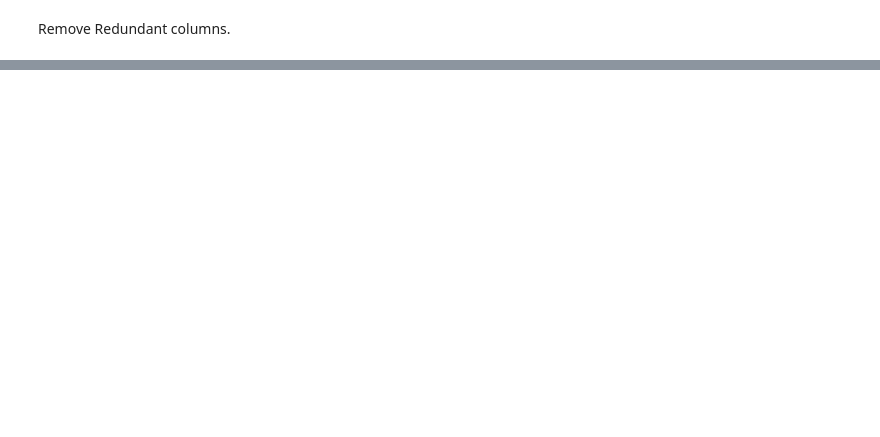
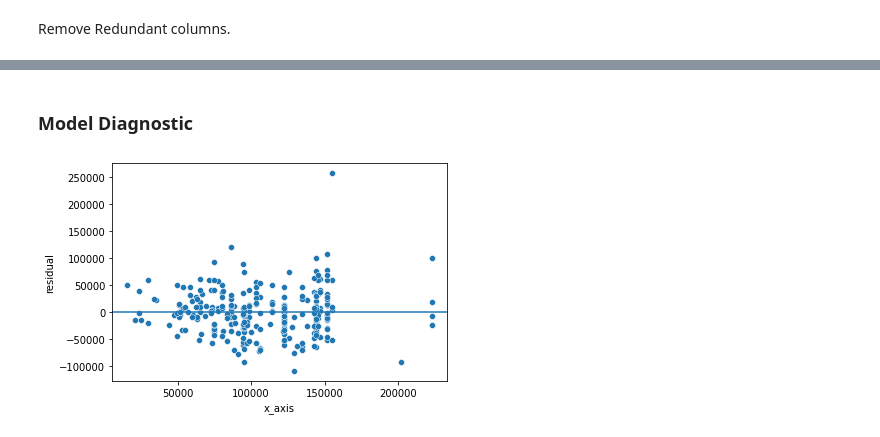
Before and after one commit to agneszhrn/Data-Science-Job-Analysis, a Jupyter notebook: Data_Science_Job_Salaries_Analysis_and_Predict.ipynb, the cells around one changed output, grey strips where cells are left out. Drawn from its saved outputs; the diff is of its cells as text; code cells hidden in the pictures; blank space fills up the shorter version.

```diff
--- a/Data_Science_Job_Salaries_Analysis_and_Predict.ipynb
+++ b/Data_Science_Job_Salaries_Analysis_and_Predict.ipynb
@@ -789,0 +685,4 @@ X_train,X_test,y_train,y_test = train_test_split(data_train,y_train,test_size =
+# %%
+newdf = df2.copy()
+newdf = pd.get_dummies(data=newdf, columns=['experience_level', 'employment_type', 'job_title', 'remote_ratio', 'company_size', 'same_working_country'])
+newdf
@@ -789,0 +705,9 @@ X_train,X_test,y_train,y_test = train_test_split(data_train,y_train,test_size =
+# %%
+# split train test
+from sklearn.model_selection import train_test_split
+
+feature = newdf.drop(columns='salary_in_usd')
+target = newdf[['salary_in_usd']]
+
+#80:20
+feature_train, feature_test, target_train, target_test = train_test_split(feature, target, test_size=0.20, random_state=42)
@@ -789,0 +803,12 @@ X_train,X_test,y_train,y_test = train_test_split(data_train,y_train,test_size =
+# %%
+from sklearn.linear_model import LinearRegression
+
+# define the model
+multi_reg = LinearRegression()
+
+# convert to numpy
+X_train = feature_train.to_numpy()
+y_train = target_train.to_numpy()
+
+# train the model
+multi_reg.fit(X_train, y_train)
@@ -789,0 +848,24 @@ X_train,X_test,y_train,y_test = train_test_split(data_train,y_train,test_size =
+# %% [markdown]
+### Model Diagnostic
+# %%
+# calculate residuals
+y_predict_train = multi_reg.predict(X_train)
+residual = y_train - y_predict_train
+
+#preprocess shape
+y_predict_train = np.array([value for nested_array in y_predict_train for value in nested_array])
+residual = np.array([value for nested_array in residual for value in nested_array])
+
+# prepare dataframe
+# >1 predictor --> predicted value VS residual
+df_resid = pd.DataFrame({
+    'x_axis': y_predict_train,
+    'residual': residual
+})
+
+# residual plot
+sns.scatterplot(data=df_resid, x="x_axis", y="residual")
+plt.axhline(0)
+plt.show()
+# %% [output]
+[figure, added]
```
Also changed, not shown: parts of 87 cells of this notebook.
